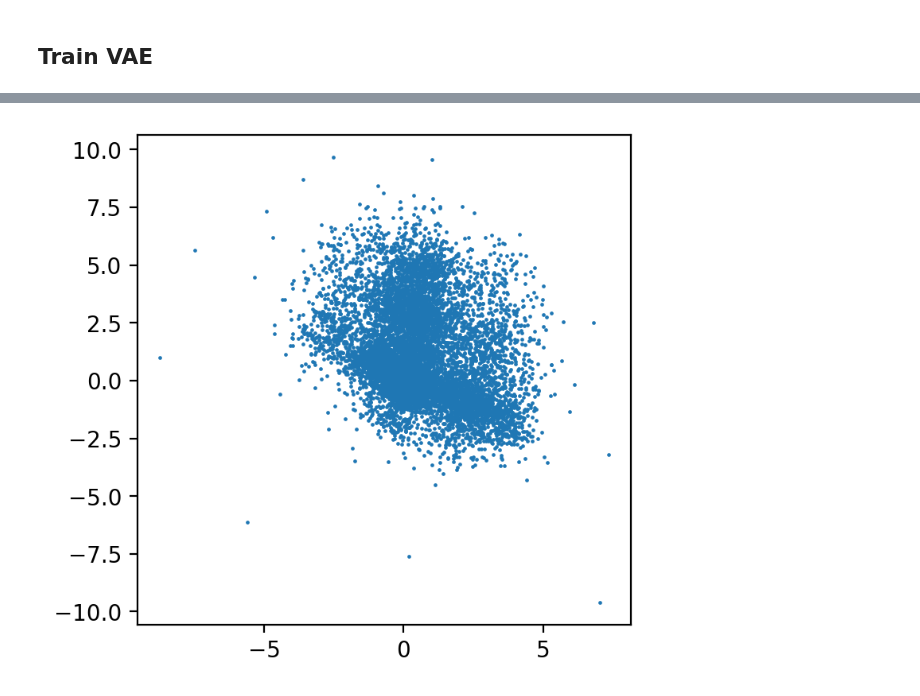
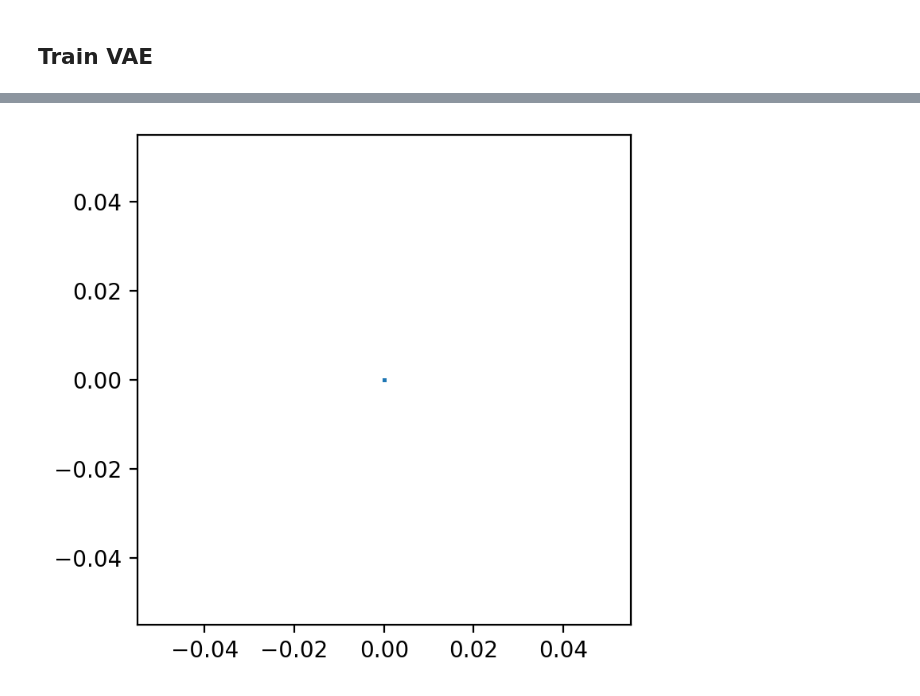
Before and after one commit to JuanJoseZapata/curriculum_learning_ws, a Jupyter notebook: scripts/VAE.ipynb, the cells around one changed output, grey strips where cells are left out. Drawn from its saved outputs; the diff is of its cells as text; code cells hidden in the pictures.

```diff
--- a/scripts/VAE.ipynb
+++ b/scripts/VAE.ipynb
@@ -252 +256,28 @@ def train(autoencoder, data, epochs=20):
+# %%
+def loss_fn(recon_x, x, mu, logvar):
+    BCE = F.binary_cross_entropy(recon_x, x, size_average=False)
+    # BCE = F.mse_loss(recon_x, x, size_average=False)
+
+    # see Appendix B from VAE paper:
+    # Kingma and Welling. Auto-Encoding Variational Bayes. ICLR, 2014
+    # 0.5 * sum(1 + log(sigma^2) - mu^2 - sigma^2)
+    KLD = -0.5 * torch.mean(1 + logvar - mu.pow(2) - logvar.exp())
+
+    return BCE + KLD, BCE, KLD
+
+def train(vae, data, epochs=50, bs=32):
+    optimizer = torch.optim.Adam(vae.parameters(), lr=1e-3)
+    for epoch in range(epochs):
+        for x, y in data:
+            x = x.to(device)
+            recon_x, mu, logvar = vae(x)
+            loss, bce, kld = loss_fn(recon_x, x, mu, logvar)
+            optimizer.zero_grad()
+            loss.backward()
+            optimizer.step()
+
+            to_print = "Epoch[{}/{}] Loss: {:.3f} {:.3f} {:.3f}".format(epoch+1,
+                                    epochs, loss.data.item()/bs, bce.data.item()/bs, kld.data.item()/bs)
+            print(to_print, end="\r")
+        print()
 # %%
@@ -280,10 +313,14 @@ def plot_latent(autoencoder, data, num_batches=100):
         z = autoencoder.encoder(x.to(device))
         z = z.to('cpu').detach().numpy()
         plt.scatter(z[:, 0], z[:, 1], color="tab:blue", s=0.5)
-# %%
-plt.figure(figsize=(4,4))
-plot_latent(autoencoder, data)
-# %% [output]
-[figure, removed]
+# %%
+plt.figure(figsize=(4,4))
+#plot_latent(vae, data)
+for i, (x, y) in enumerate(data):
+    z = vae.encoder(x.to(device))
+    z = z.to('cpu').detach().numpy()
+    plt.scatter(z[:,0], z[:,1], color="tab:blue", s=0.5)
+# %% [output]
+[figure, added]
 # %%
 # Plot reconstruction
```
Also changed, not shown: parts of 40 cells of this notebook.
